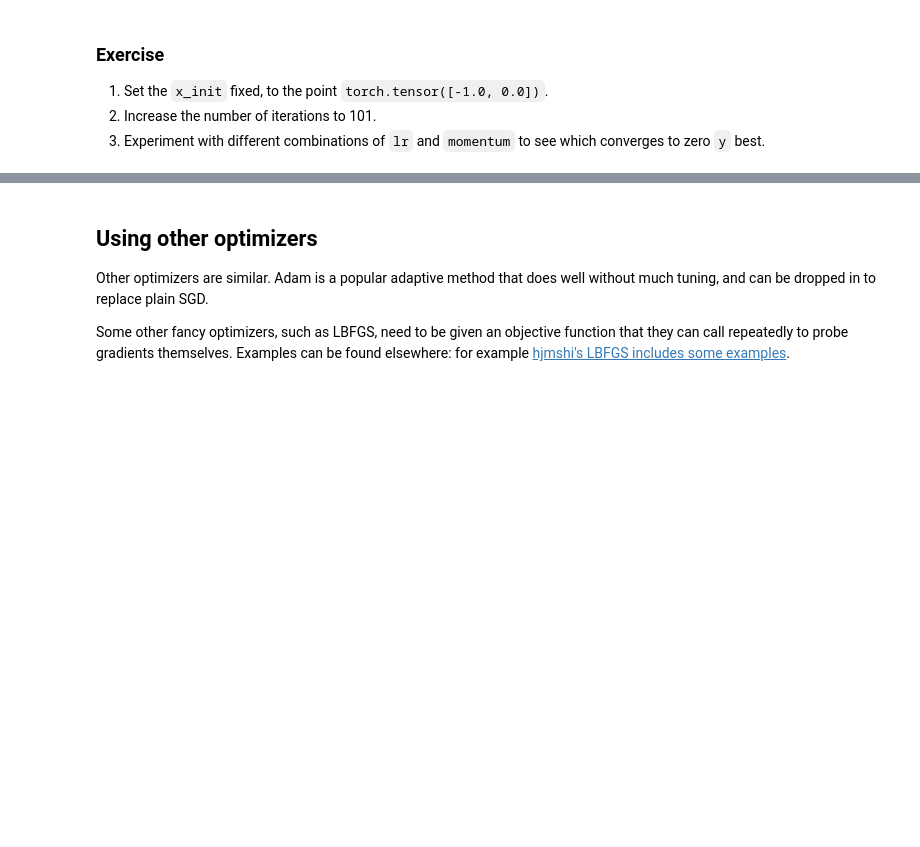
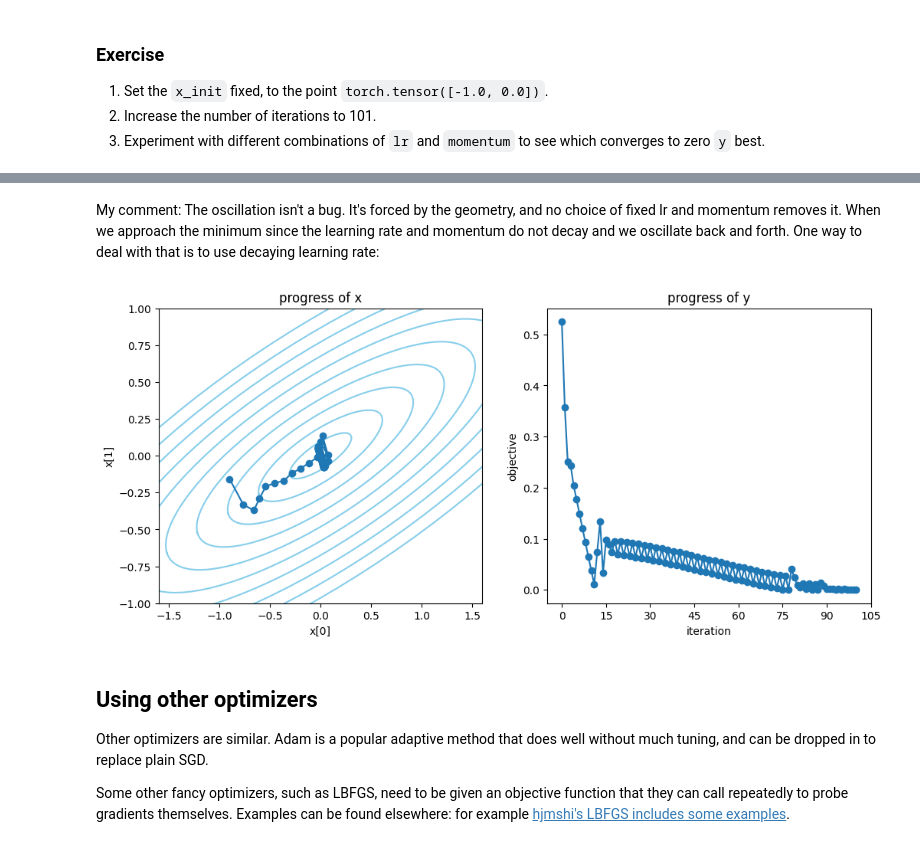
Before and after one commit to Kuroushall/how-to-read-pytorch, a Jupyter notebook: notebooks/3-Pytorch-Optimizers.ipynb, the cells around one changed output, grey strips where cells are left out. Saved outputs shown, nothing was run; the diff lists cells and outputs as text; code cells hidden in the pictures; blank space fills up the shorter version.

```diff
--- a/notebooks/3-Pytorch-Optimizers.ipynb
+++ b/notebooks/3-Pytorch-Optimizers.ipynb
@@ -142,3 +184,20 @@ plot_progress(bowl, track, losses)
+# %% [markdown]
+My comment: The oscillation isn't a bug. It's forced by the geometry, and no choice of fixed lr and momentum removes it. When we approach the minimum since the learning rate and momentum do not decay and we oscillate back and forth. One way to deal with that is to use decaying learning rate:
+# %%
+#My comment: We add a decaying learning rate using the scheduler to reduce the oscillation
+best_lr, best_mom = results[0][1], results[0][2]
+x = torch.tensor([-1.0, 0.0], requires_grad=True)
+optimizer = torch.optim.SGD([x], lr=best_lr, momentum=best_mom)
+scheduler = torch.optim.lr_scheduler.CosineAnnealingLR(optimizer, T_max=101)
+track, losses = [], []
+for _ in range(101):
+    loss = torch.mm(bowl, x[:, None]).norm()
+    optimizer.zero_grad(); loss.backward(); optimizer.step()
+    scheduler.step()
+    track.append(x.detach().clone()); losses.append(loss.detach())
+plot_progress(bowl, track, losses)
+# %% [output]
+[figure, added]
 # %% [markdown]
 Using other optimizers
 ----------------------
```
Also changed, not shown: parts of 5 cells of this notebook.
